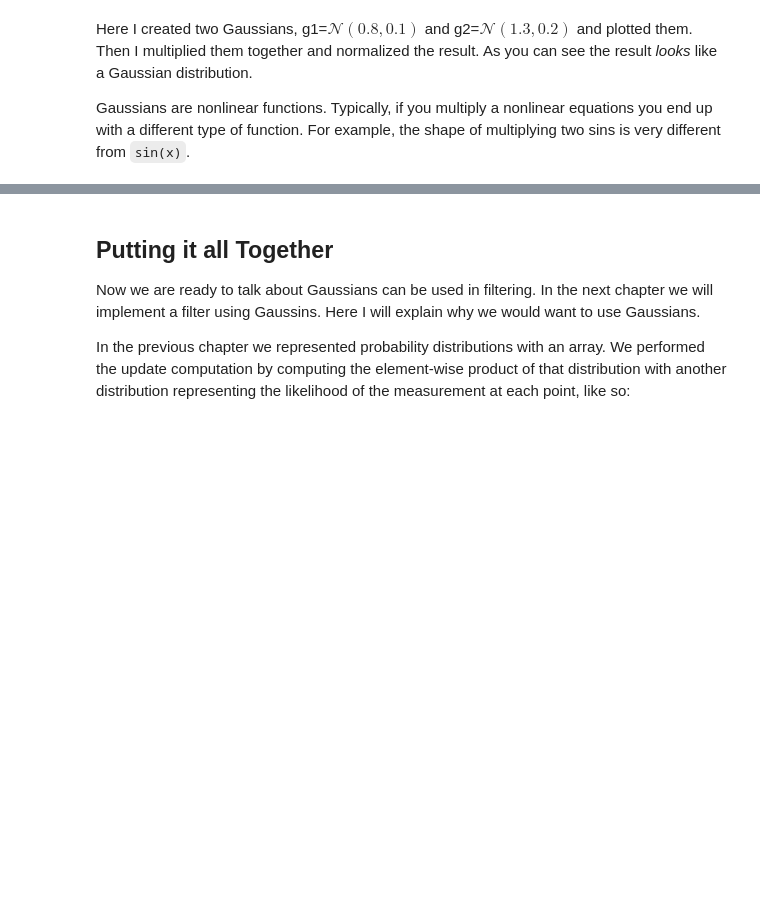
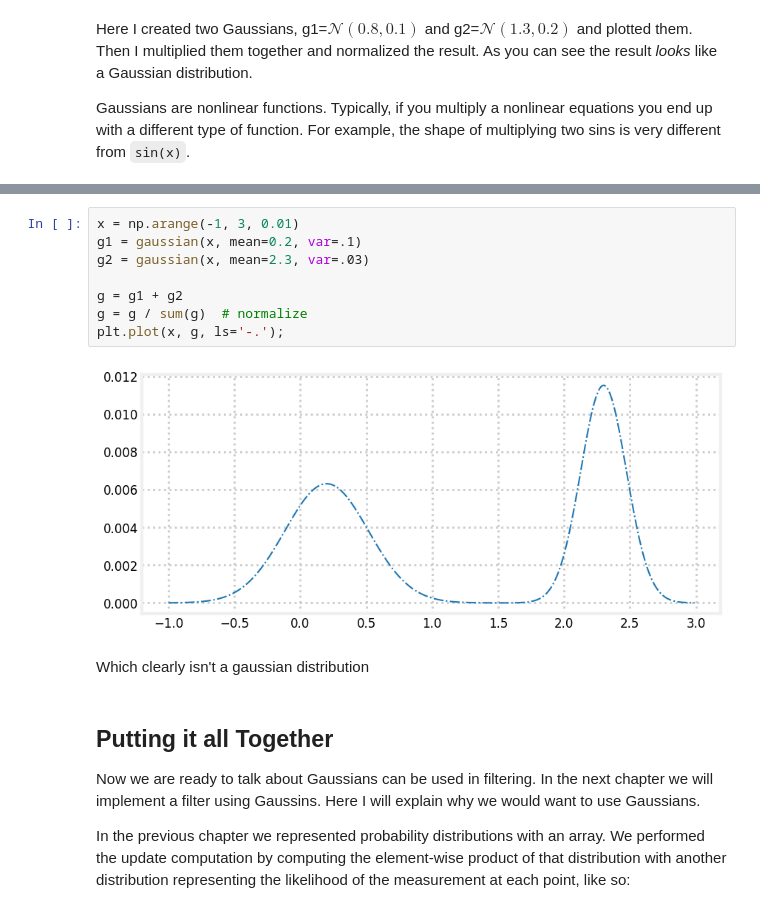
Before and after one commit to gparmeggiani/Kalman-and-Bayesian-Filters-in-Python, a Jupyter notebook: 03-Gaussians.ipynb, the cells around one changed output, grey strips where cells are left out. Cells and saved outputs as stored; diff of their text form; blank space fills up the shorter version.

```diff
--- a/03-Gaussians.ipynb
+++ b/03-Gaussians.ipynb
@@ -632,3 +671,15 @@ At the end of the chapter I derive these equations. However, understanding the d
+# %%
+x = np.arange(-1, 3, 0.01)
+g1 = gaussian(x, mean=0.2, var=.1)
+g2 = gaussian(x, mean=2.3, var=.03)
+
+g = g1 + g2
+g = g / sum(g)  # normalize
+plt.plot(x, g, ls='-.');
+# %% [output]
+[figure, added]
+# %% [markdown]
+Which clearly isn't a gaussian distribution
 # %% [markdown]
 ## Putting it all Together
 
```
Also changed, not shown: parts of 18 cells of this notebook.
